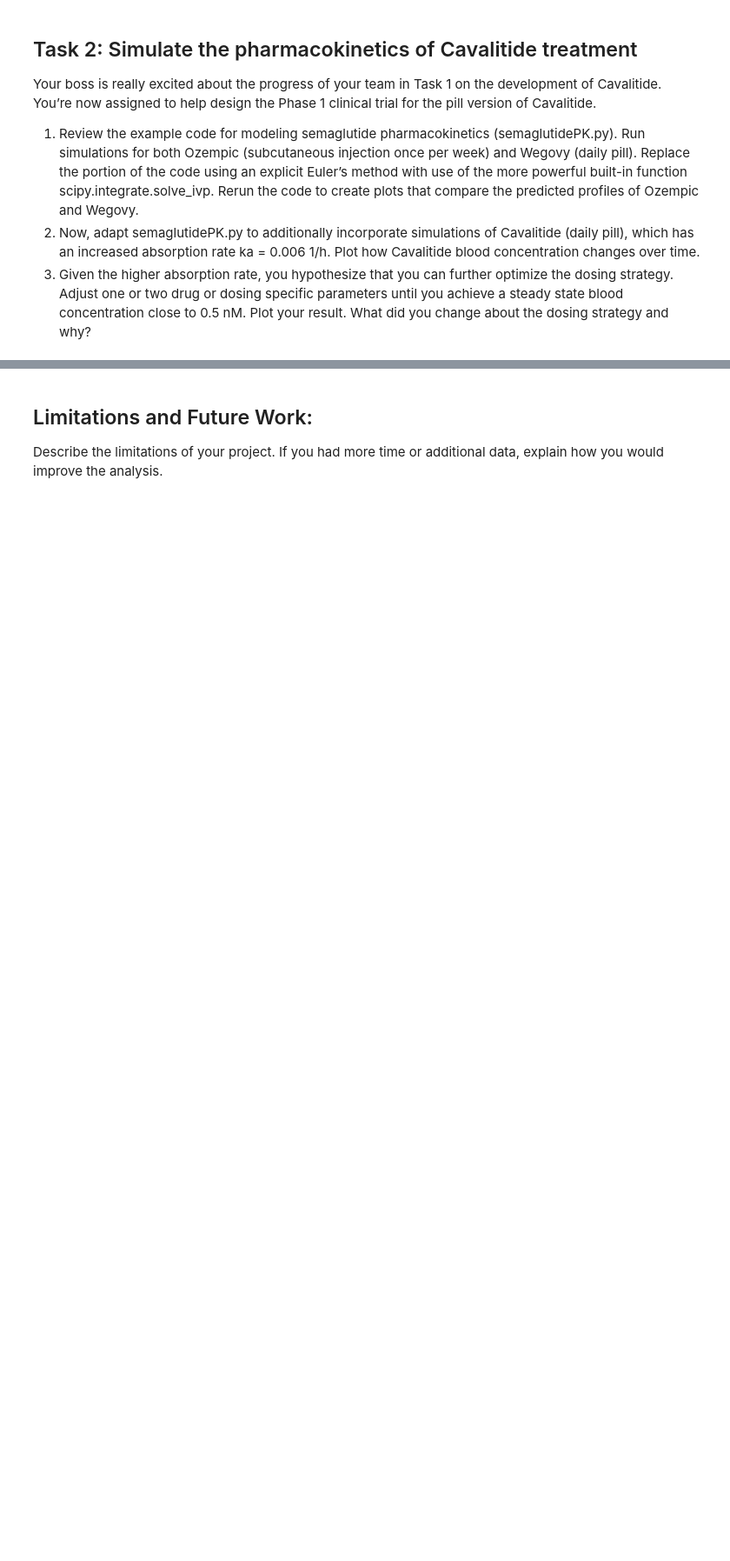
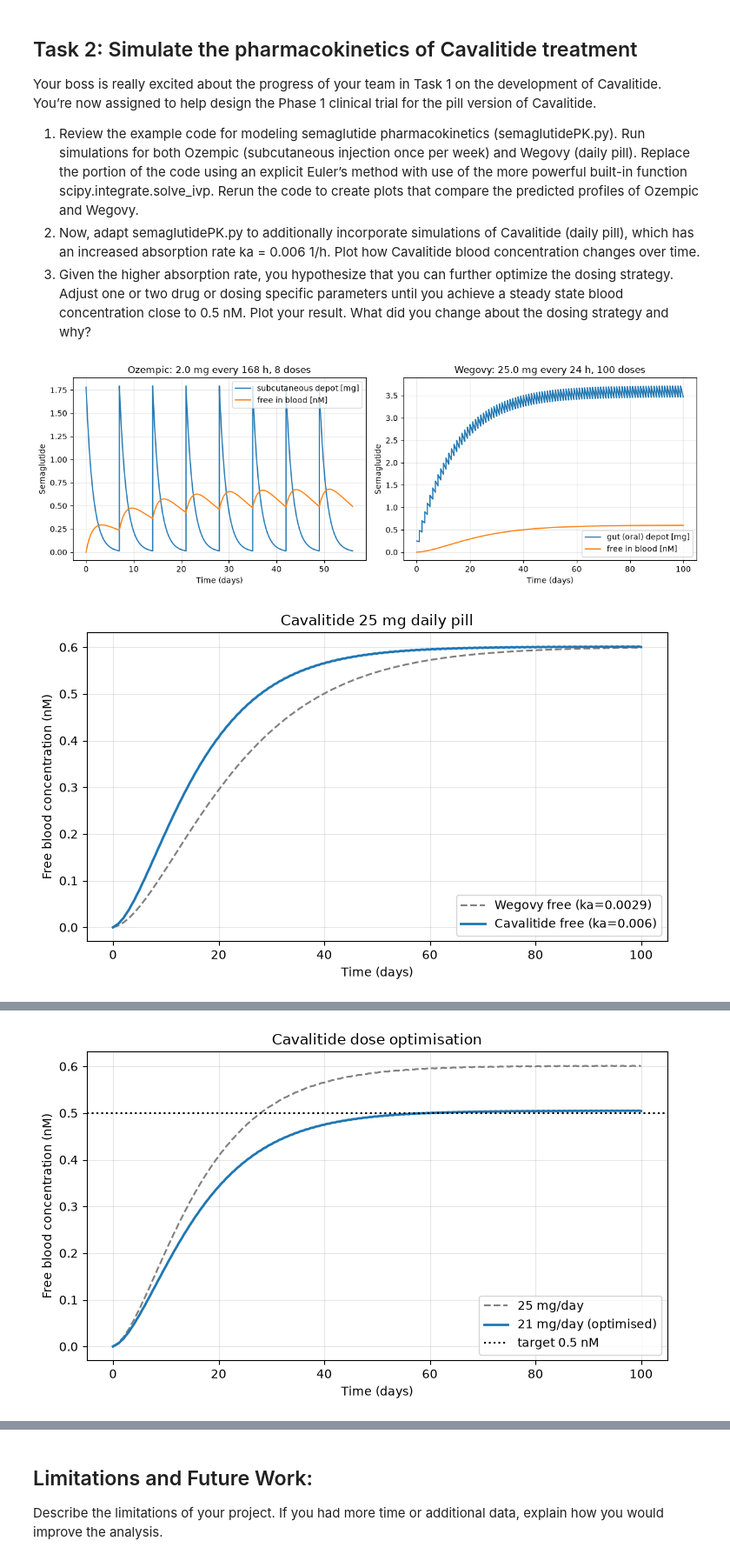
Before and after one commit to alenabhilash03-beep/Module3BME2315, a Jupyter notebook: Final Assignment/Module3_Project_Template.ipynb, the cells around one changed output, grey strips where cells are left out. Shown at 87% size. Saved outputs shown, nothing was run; the diff lists cells and outputs as text; code cells hidden in the pictures; blank space fills up the shorter version.

Commit message:
Task 2 and Conclusion completed with graphs and responses

```diff
--- a/Final Assignment/Module3_Project_Template.ipynb
+++ b/Final Assignment/Module3_Project_Template.ipynb
@@ -101,3 +101,81 @@ Your boss is really excited about the progress of your team in Task 1 on the dev
 1. Review the example code for modeling semaglutide pharmacokinetics (semaglutidePK.py). Run simulations for both Ozempic (subcutaneous injection once per week) and Wegovy (daily pill).  Replace the portion of the code using an explicit Euler’s method with use of the more powerful built-in function scipy.integrate.solve_ivp. Rerun the code to create plots that compare the predicted profiles of Ozempic and Wegovy.
 2. Now, adapt semaglutidePK.py to additionally incorporate simulations of Cavalitide (daily pill), which has an increased absorption rate ka = 0.006 1/h. Plot how Cavalitide blood concentration changes over time.
 3. Given the higher absorption rate, you hypothesize that you can further optimize the dosing strategy. Adjust one or two drug or dosing specific parameters until you achieve a steady state blood concentration close to 0.5 nM. Plot your result. What did you change about the dosing strategy and why?
+# %%
+import numpy as np
+import matplotlib.pyplot as plt
+from scipy.integrate import solve_ivp
+
+# ---- parameters ----
+products = {
+    'Ozempic':    dict(F=0.89, ka=0.029,  D=2.0,  interval=168, n_doses=8,   depot='subcutaneous'),
+    'Wegovy':     dict(F=0.01, ka=0.0029, D=25.0, interval=24,  n_doses=100, depot='gut (oral)'),
+    # Cavalitide: pill, assumed same F, D, schedule as Wegovy but ka = 0.006 1/h
+    'Cavalitide': dict(F=0.01, ka=0.006,  D=25.0, interval=24,  n_doses=100, depot='gut (oral)'),
+}
+ke, V, MW, Ffree = 0.0039, 10.8, 4113.6, 0.01   # shared (Cavalitide assumed same)
+
+def simulate(F, ka, D, interval, n_doses, pts_per_interval=240):
+    def rhs(t, y):
+        Asc, Cc = y
+        return [-ka*Asc, ka*Asc/V - ke*Cc]
+    t_all, A_all, C_all = [], [], []
+    y = np.array([0.0, 0.0])
+    for i in range(n_doses):
+        y[0] += F*D                                  # dose enters depot
+        t0 = i*interval
+        te = t0 + np.linspace(0, interval, pts_per_interval)
+        sol = solve_ivp(rhs, (t0, t0+interval), y, t_eval=te, method='LSODA', rtol=1e-8, atol=1e-10)
+        t_all.append(sol.t); A_all.append(sol.y[0]); C_all.append(sol.y[1])
+        y = sol.y[:, -1].copy()
+    t = np.concatenate(t_all); A = np.concatenate(A_all)
+    C_nM = np.concatenate(C_all)*1e-3/MW*1e9         # total blood conc, nM
+    return t, A, C_nM
+
+def run(name, **over):
+    p = {**products[name], **over}
+    t, A, C = simulate(p['F'], p['ka'], p['D'], p['interval'], p['n_doses'])
+    return p, t, A, C
+
+# ---- Part 1: Ozempic vs Wegovy ----
+fig, ax = plt.subplots(1, 2, figsize=(12, 4.2))
+for a, name in zip(ax, ['Ozempic', 'Wegovy']):
+    p, t, A, C = run(name)
+    a.plot(t/24, A, label=f"{p['depot']} depot [mg]")
+    a.plot(t/24, Ffree*C, label="free in blood [nM]")
+    a.set(xlabel="Time (days)", ylabel="Semaglutide",
+          title=f"{name}: {p['D']} mg every {p['interval']} h, {p['n_doses']} doses")
+    a.legend(); a.grid(alpha=.3)
+plt.tight_layout(); plt.savefig("task2_part1_ozempic_wegovy.png", dpi=150); plt.show()
+
+# ---- Part 2: Cavalitide (daily pill, ka = 0.006) vs Wegovy ----
+p, t, A, C = run('Cavalitide')
+_, tw, Aw, Cw = run('Wegovy')
+plt.figure(figsize=(7.5, 4.5))
+plt.plot(tw/24, Ffree*Cw, '--', color='gray', label='Wegovy free (ka=0.0029)')
+plt.plot(t/24, Ffree*C, lw=2, label='Cavalitide free (ka=0.006)')
+plt.xlabel("Time (days)"); plt.ylabel("Free blood concentration (nM)")
+plt.title("Cavalitide 25 mg daily pill"); plt.grid(alpha=.3); plt.legend()
+plt.tight_layout(); plt.savefig("task2_part2_cavalitide.png", dpi=150); plt.show()
+print("Part 2 last-day free conc: min %.3f max %.3f nM" % (Ffree*C[-240:].min(), Ffree*C[-240:].max()))
+
+# ---- Part 3: optimise dose ----
+# steady-state average (analytic): Cavg = F*D/(interval*V*ke)
+def cavg_free(F, D, interval):
+    return Ffree*(F*D/(interval*V*ke))*1e-3/MW*1e9
+D_opt = 0.5/cavg_free(0.01, 1, 24)
+print("Analytic dose for 0.5 nM avg free: %.2f mg/day" % D_opt)
+D_use = round(D_opt)
+p3, t3, A3, C3 = run('Cavalitide', D=D_use)
+fr = Ffree*C3[-240:]
+print("D=%d mg: last-day min %.3f max %.3f mean %.3f nM" % (D_use, fr.min(), fr.max(), fr.mean()))
+plt.figure(figsize=(7.5, 4.5))
+plt.plot(t/24, Ffree*C, color='gray', ls='--', label='25 mg/day')
+plt.plot(t3/24, Ffree*C3, lw=2, label=f'{D_use} mg/day (optimised)')
+plt.axhline(0.5, color='k', ls=':', label='target 0.5 nM')
+plt.xlabel("Time (days)"); plt.ylabel("Free blood concentration (nM)")
+plt.title("Cavalitide dose optimisation"); plt.grid(alpha=.3); plt.legend()
+plt.tight_layout(); plt.savefig("task2_part3_optimised.png", dpi=150); plt.show()
+# %% [output]
+[figure, added]
+[figure, added]
@@ -103,0 +185 @@ Your boss is really excited about the progress of your team in Task 1 on the dev
+[figure, added]
```
Also changed, not shown: parts of 3 cells of this notebook, 3 other files.
